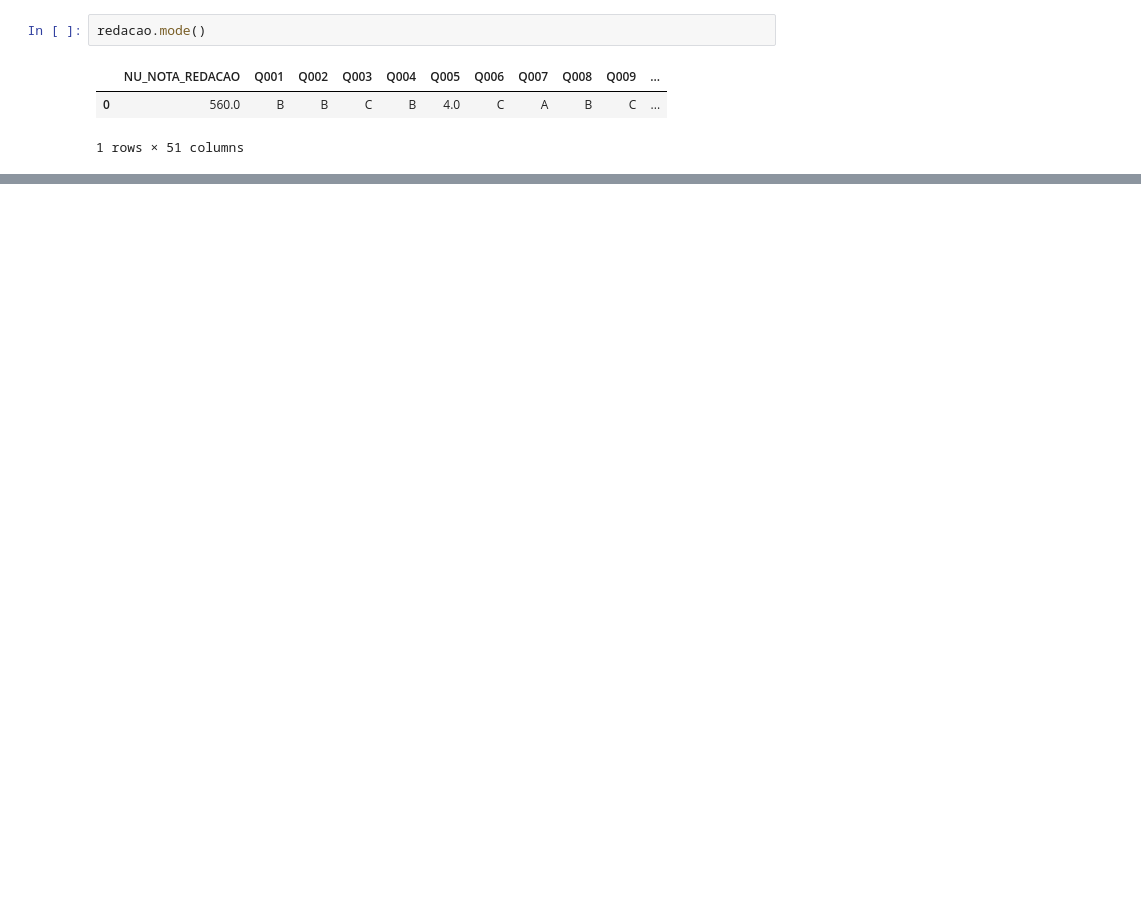
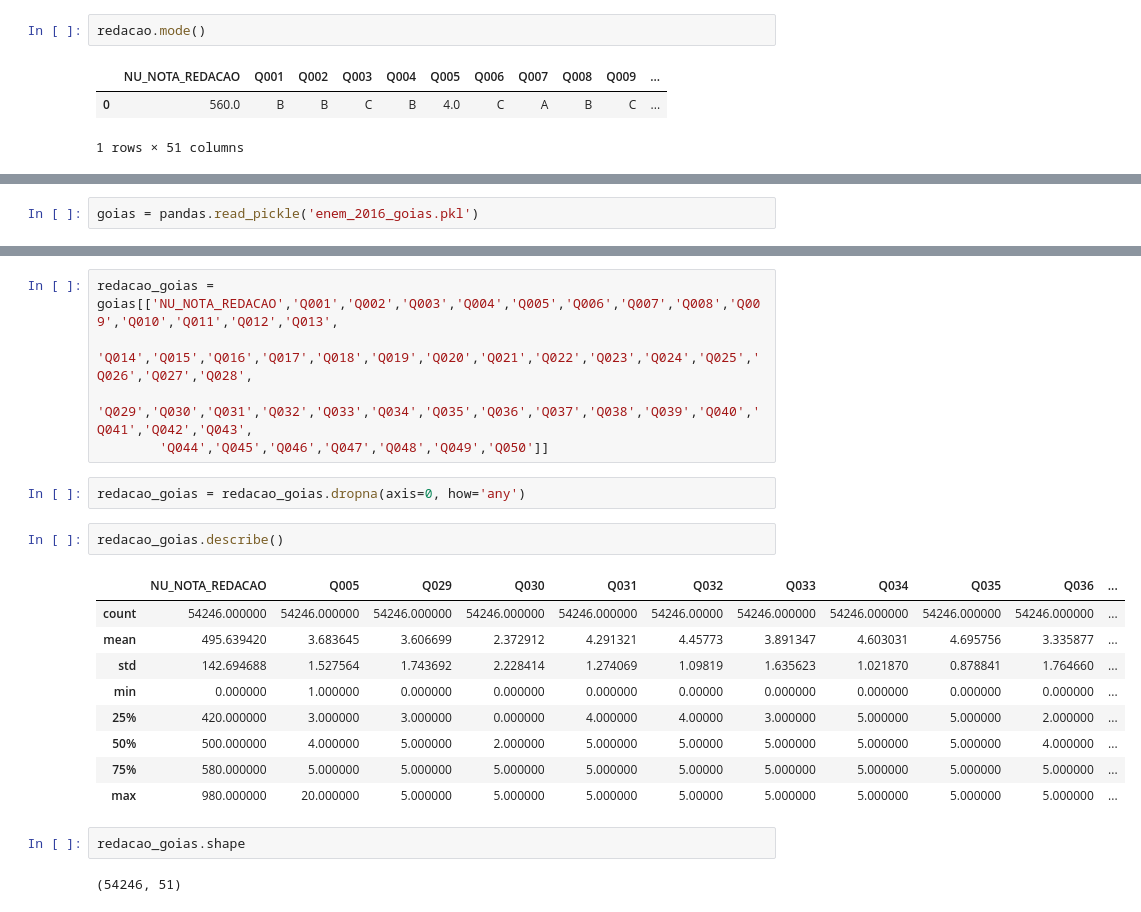
Before and after one commit to mpopst/Projeto-FDS, a Jupyter notebook: Learning.ipynb, the cells around one changed output, grey strips where cells are left out. Cells and saved outputs as stored; diff of their text form; blank space fills up the shorter version.

Commit message:
Adicionando Goias

```diff
--- a/Learning.ipynb
+++ b/Learning.ipynb
@@ -73,0 +118,2 @@ ValueError: could not convert string to float: 'D'
+# %%
+goias = pandas.read_pickle('enem_2016_goias.pkl')
@@ -74 +133,24 @@ ValueError: could not convert string to float: 'D'
+# %%
+redacao_goias = goias[['NU_NOTA_REDACAO','Q001','Q002','Q003','Q004','Q005','Q006','Q007','Q008','Q009','Q010','Q011','Q012','Q013',
+        'Q014','Q015','Q016','Q017','Q018','Q019','Q020','Q021','Q022','Q023','Q024','Q025','Q026','Q027','Q028',
+        'Q029','Q030','Q031','Q032','Q033','Q034','Q035','Q036','Q037','Q038','Q039','Q040','Q041','Q042','Q043',
+        'Q044','Q045','Q046','Q047','Q048','Q049','Q050']]
+# %%
+redacao_goias = redacao_goias.dropna(axis=0, how='any')
+# %%
+redacao_goias.describe()
+# %% [output]
+|  | NU_NOTA_REDACAO | Q005 | Q029 | Q030 | Q031 | Q032 | Q033 | Q034 | Q035 | Q036 | ... |
+| count | 54246.000000 | 54246.000000 | 54246.000000 | 54246.000000 | 54246.000000 | 54246.00000 | 54246.000000 | 54246.000000 | 54246.000000 | 54246.000000 | ... |
+| mean | 495.639420 | 3.683645 | 3.606699 | 2.372912 | 4.291321 | 4.45773 | 3.891347 | 4.603031 | 4.695756 | 3.335877 | ... |
+| std | 142.694688 | 1.527564 | 1.743692 | 2.228414 | 1.274069 | 1.09819 | 1.635623 | 1.021870 | 0.878841 | 1.764660 | ... |
+| min | 0.000000 | 1.000000 | 0.000000 | 0.000000 | 0.000000 | 0.00000 | 0.000000 | 0.000000 | 0.000000 | 0.000000 | ... |
+| 25% | 420.000000 | 3.000000 | 3.000000 | 0.000000 | 4.000000 | 4.00000 | 3.000000 | 5.000000 | 5.000000 | 2.000000 | ... |
+| 50% | 500.000000 | 4.000000 | 5.000000 | 2.000000 | 5.000000 | 5.00000 | 5.000000 | 5.000000 | 5.000000 | 4.000000 | ... |
+| 75% | 580.000000 | 5.000000 | 5.000000 | 5.000000 | 5.000000 | 5.00000 | 5.000000 | 5.000000 | 5.000000 | 5.000000 | ... |
+| max | 980.000000 | 20.000000 | 5.000000 | 5.000000 | 5.000000 | 5.00000 | 5.000000 | 5.000000 | 5.000000 | 5.000000 | ... |
+# %%
+redacao_goias.shape
+# %% [output]
+(54246, 51)
 # %%
```
Also changed, not shown: parts of 19 cells of this notebook.
